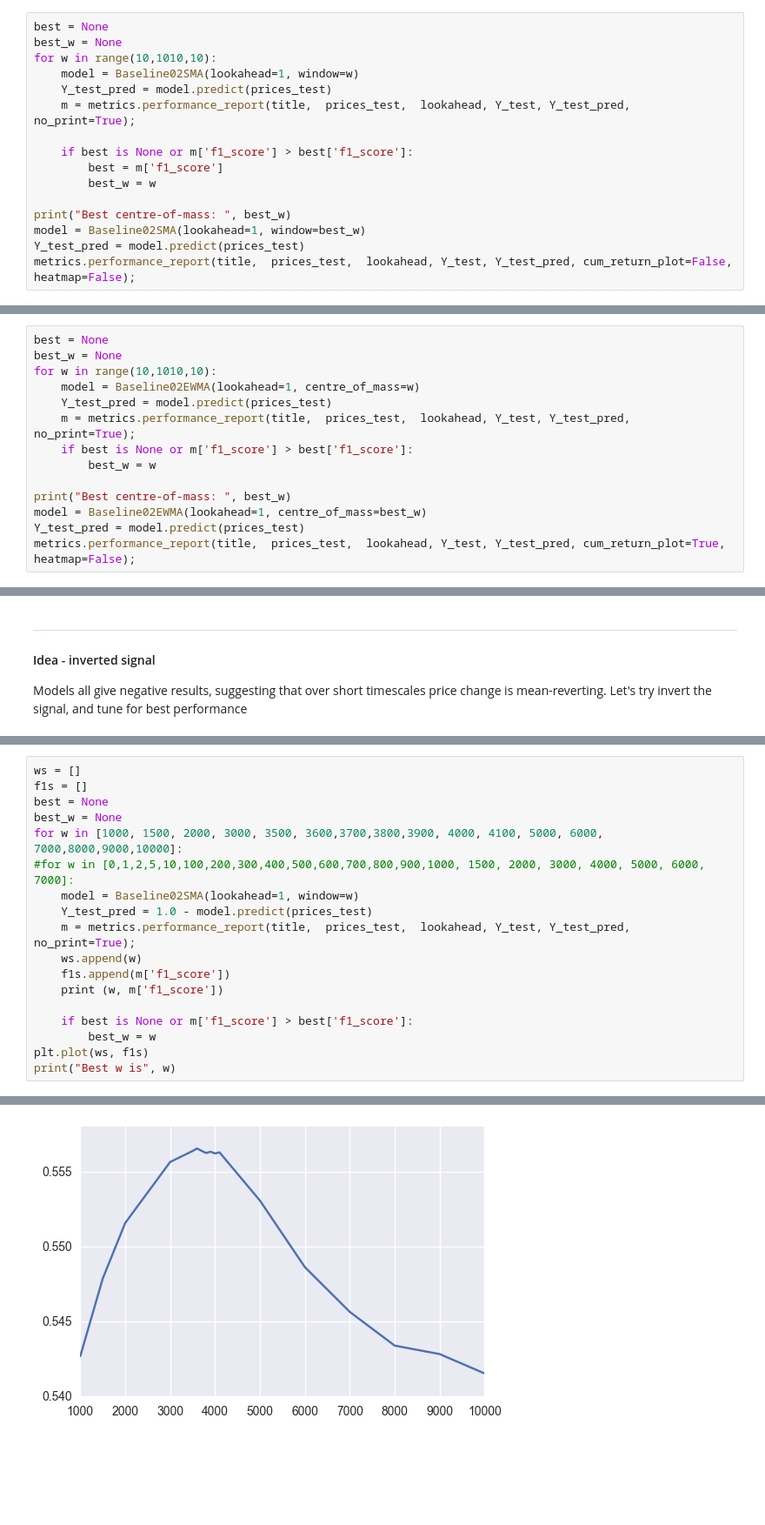
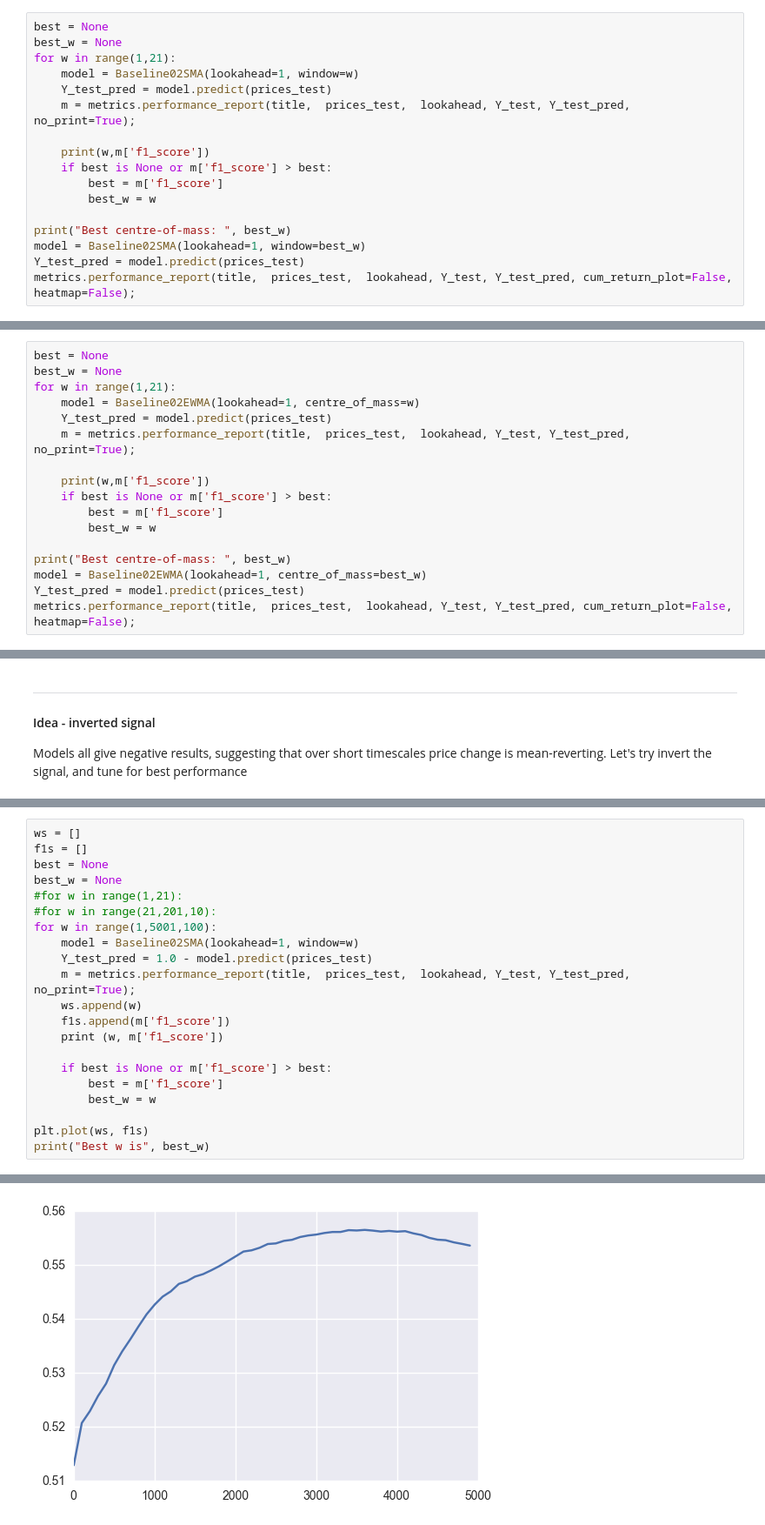
Before and after one commit to andrewwilson/mlnd_capstone, a Jupyter notebook: evaluatebaselinemodels-train.ipynb, the cells around one changed output, grey strips where cells are left out. Shown at 87% size. Saved outputs shown, nothing was run; the diff lists cells and outputs as text; blank space fills up the shorter version.

Commit message:
more report write-up. code doco.

```diff
--- a/evaluatebaselinemodels-train.ipynb
+++ b/evaluatebaselinemodels-train.ipynb
@@ -30,12 +30,13 @@ EURUSD 20092014: f1-score: 0.484, mean future return: -0.013 bps, (-0.013 bps),
 # %%
 best = None
 best_w = None
-for w in range(10,1010,10):
+for w in range(1,21):
     model = Baseline02SMA(lookahead=1, window=w)
     Y_test_pred = model.predict(prices_test)
     m = metrics.performance_report(title,  prices_test,  lookahead, Y_test, Y_test_pred, no_print=True);
 
-    if best is None or m['f1_score'] > best['f1_score']:
+    print(w,m['f1_score'])
+    if best is None or m['f1_score'] > best:
         best = m['f1_score']
         best_w = w
 
@@ -48,15 +65,18 @@ IndexError: invalid index to scalar variable.
 # %%
 best = None
 best_w = None
-for w in range(10,1010,10):
+for w in range(1,21):
     model = Baseline02EWMA(lookahead=1, centre_of_mass=w)
     Y_test_pred = model.predict(prices_test)
     m = metrics.performance_report(title,  prices_test,  lookahead, Y_test, Y_test_pred, no_print=True);
-    if best is None or m['f1_score'] > best['f1_score']:
+
+    print(w,m['f1_score'])
+    if best is None or m['f1_score'] > best:
+        best = m['f1_score']
         best_w = w
 
 print("Best centre-of-mass: ", best_w)
 model = Baseline02EWMA(lookahead=1, centre_of_mass=best_w)
 Y_test_pred = model.predict(prices_test)
-metrics.performance_report(title,  prices_test,  lookahead, Y_test, Y_test_pred, cum_return_plot=True, heatmap=False);
+metrics.performance_report(title,  prices_test,  lookahead, Y_test, Y_test_pred, cum_return_plot=False, heatmap=False);
 # %% [output]
@@ -82,8 +115,9 @@ ws = []
 f1s = []
 best = None
 best_w = None
-for w in [1000, 1500, 2000, 3000, 3500, 3600,3700,3800,3900, 4000, 4100, 5000, 6000, 7000,8000,9000,10000]:
-#for w in [0,1,2,5,10,100,200,300,400,500,600,700,800,900,1000, 1500, 2000, 3000, 4000, 5000, 6000, 7000]:
+#for w in range(1,21):
+#for w in range(21,201,10):
+for w in range(1,5001,100):
     model = Baseline02SMA(lookahead=1, window=w)
     Y_test_pred = 1.0 - model.predict(prices_test)
     m = metrics.performance_report(title,  prices_test,  lookahead, Y_test, Y_test_pred, no_print=True);
@@ -91,8 +125,10 @@ for w in [1000, 1500, 2000, 3000, 3500, 3600,3700,3800,3900, 4000, 4100, 5000, 6
     f1s.append(m['f1_score'])
     print (w, m['f1_score'])
 
-    if best is None or m['f1_score'] > best['f1_score']:
+    if best is None or m['f1_score'] > best:
+        best = m['f1_score']
         best_w = w
+
 plt.plot(ws, f1s)
-print("Best w is", w)
+print("Best w is", best_w)
 # %% [output]
@@ -117,2 +152,2 @@ print("Best w is", w)
-[figure, old version]
+[figure, new version]
 # %%
```
Also changed, not shown: parts of 8 cells of this notebook, 3 other files.
